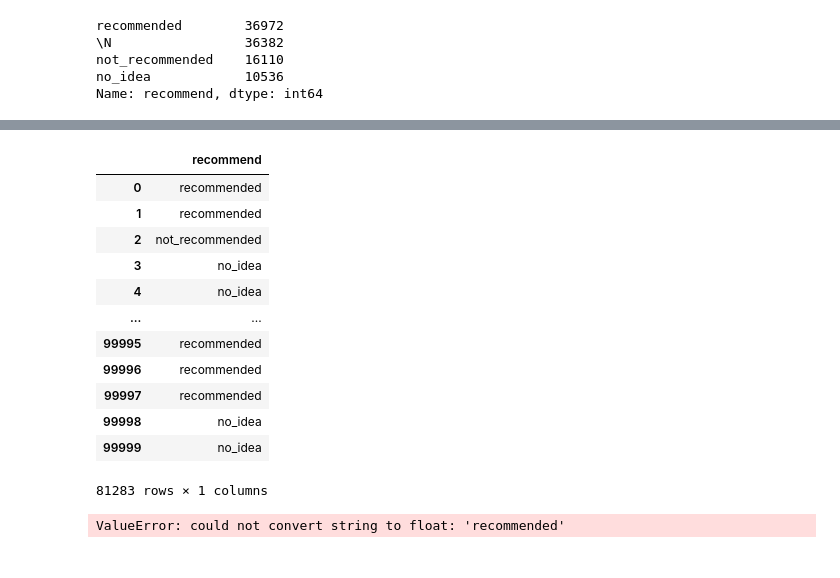
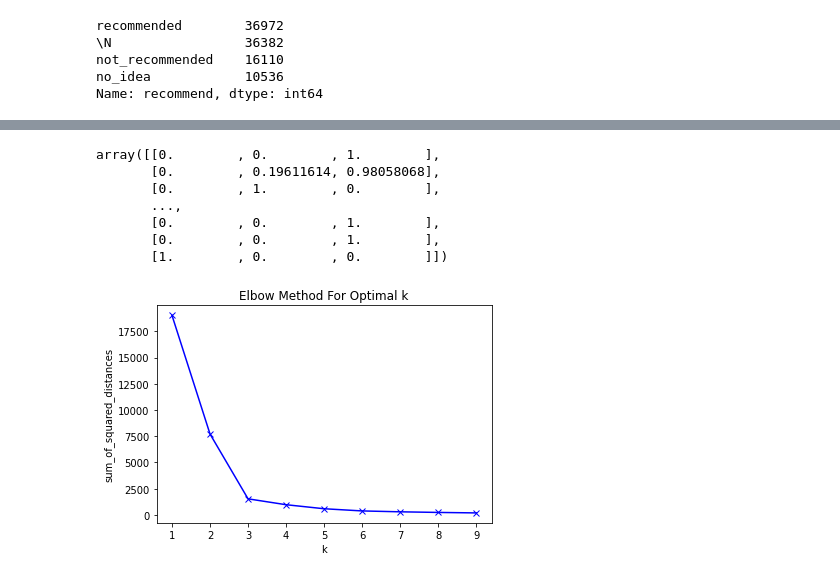
Before and after one commit to nahbos/Data-Mining-on-DigiKala-datasets, a Jupyter notebook: DM-3rdProj-Clustering.ipynb, the cells around one changed output, grey strips where cells are left out. Drawn from its saved outputs; the diff is of its cells as text; code cells hidden in the pictures.

```diff
--- a/DM-3rdProj-Clustering.ipynb
+++ b/DM-3rdProj-Clustering.ipynb
@@ -116,0 +136,3 @@ Name: recommend, dtype: int64
+# %%
+rec_sum = quality.groupby(by=['product_id'], as_index=False).sum()
+rec_sum.head()
@@ -116,0 +146,4 @@ Name: recommend, dtype: int64
+# %%
+quality = quality.filter(['product_id', 'product_title'])
+quality = quality.drop_duplicates(subset='product_id', keep='first')
+quality.head()
@@ -116,0 +157,3 @@ Name: recommend, dtype: int64
+# %%
+quality = pd.merge(quality, rec_sum, on='product_id')
+quality.head()
@@ -117,34 +167,28 @@ Name: recommend, dtype: int64
 # %%
-X = quality.filter(['recommend'])
+X = normalize(quality.iloc[:, 2:])
 X
 # %% [output]
-|  | recommend |
-| 0 | recommended |
-| 1 | recommended |
-| 2 | not_recommended |
-| 3 | no_idea |
-| 4 | no_idea |
-| ... | ... |
-| 99995 | recommended |
-| 99996 | recommended |
-| 99997 | recommended |
-| 99998 | no_idea |
-| 99999 | no_idea |
-81283 rows × 1 columns
+array([[0.        , 0.        , 1.        ],
+       [0.        , 0.19611614, 0.98058068],
+       [0.        , 1.        , 0.        ],
+       ...,
+       [0.        , 0.        , 1.        ],
+       [0.        , 0.        , 1.        ],
+       [1.        , 0.        , 0.        ]])
 # %%
 sum_of_squared_distances = []
 K = range(1,10)
 
 for k in K:
-    km = KMeans(n_clusters=k, max_iter=50, n_init=5)
+    km = KMeans(n_clusters=k, max_iter=100, n_init=50)
     km = km.fit(X)
     sum_of_squared_distances.append(km.inertia_)
 
 plt.plot(K, sum_of_squared_distances, 'bx-')
 plt.xlabel('k')
 plt.ylabel('sum_of_squared_distances')
 plt.title('Elbow Method For Optimal k')
 plt.show()
 # %% [output]
-ValueError: could not convert string to float: 'recommended'
+[figure, added]
 # %%
```
Also changed, not shown: parts of 21 cells of this notebook, 1 other file.
